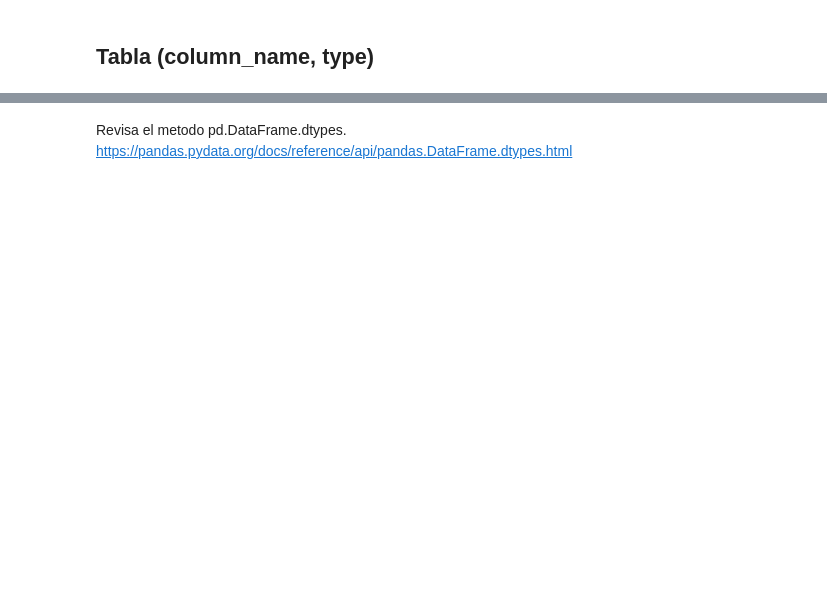
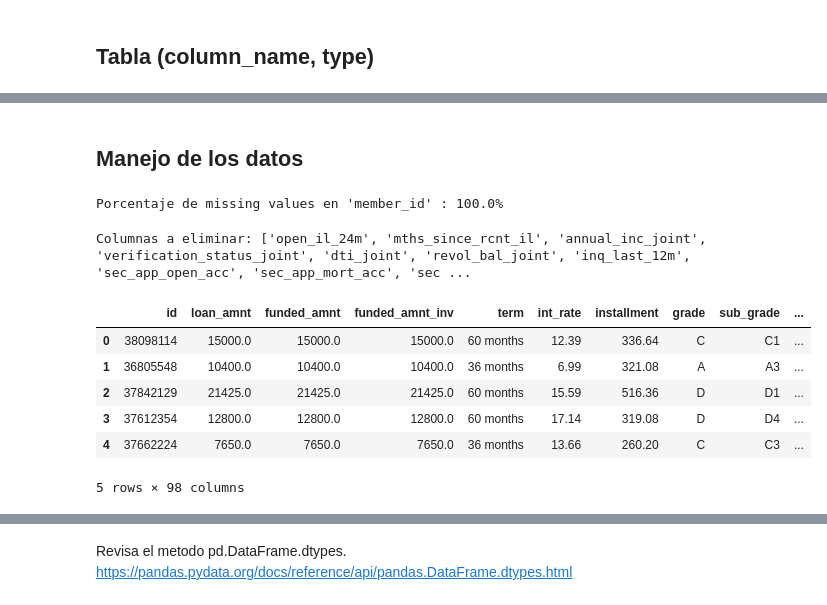
Before and after one commit to sonder-art/fdd_o24, a Jupyter notebook: tareas/207898/pandas/09_limpieza_pandas.ipynb, the cells around one changed output, grey strips where cells are left out. Saved outputs shown, nothing was run; the diff lists cells and outputs as text; code cells hidden in the pictures; blank space fills up the shorter version.

Commit message:
Update 09_limpieza_pandas notebook

```diff
--- a/tareas/207898/pandas/09_limpieza_pandas.ipynb
+++ b/tareas/207898/pandas/09_limpieza_pandas.ipynb
@@ -49,0 +46,4 @@ Documentacion: https://pandas.pydata.org/docs/reference/api/pandas.read_csv.html
+# %%
+loans = pd.read_csv('/home/braulioloz/Fdd_tareas_Braulio/tareas/207898/pandas/LoansData_sample.csv.gz')
+
+loans.head()
@@ -51,0 +135,52 @@ Documentacion: https://pandas.pydata.org/docs/reference/api/pandas.read_csv.html
+# %% [markdown]
+## Manejo de los datos
+# %%
+#Para unnamed:0, como es un id pero duplicado, podemos eliminarlo porque ya tenemos el indice.
+loans = loans.drop(columns =['Unnamed: 0'])
+# %%
+#Ahora vamos a convertir el id a un str para que no se use en operaciones matematicas
+loans['id'] = loans['id'].astype(str)
+# %%
+#Para member_id como todo parece ser NaN es mejor que la quitemos, pero tenemos que ver si muchos son NaN
+missing_member_id = loans['member_id'].isnull().mean() * 100
+print(f"Porcentaje de missing values en 'member_id' : {missing_member_id}% ")
+#Porcentaje de missing values en 'member_id' : 100.0%
+loans = loans.drop(columns=['member_id'])
+# %% [output]
+Porcentaje de missing values en 'member_id' : 100.0%
+# %%
+#Para de una vez, como hay muchas columnas que tienen NaN y N y asi, vamos a manejar los missing values
+#de la misma forma que con member_id
+missing_percent = loans.isnull().mean() * 100
+missing_percent = missing_percent[missing_percent > 0 ].sort_values (ascending= False)
+missing_percent
+
+
+#open_il_24m                  100.000
+#mths_since_rcnt_il           100.000
+#annual_inc_joint             100.000
+#verification_status_joint    100.000
+#dti_joint                    100.000
+#                              ...
+#bc_open_to_buy                 1.135
+#mths_since_recent_bc           1.049
+#last_pymnt_d                   0.067
+#revol_util                     0.056
+#last_credit_pull_d             0.017
+
+
+cols_to_drop = missing_percent[missing_percent > 90].index.tolist() #Uso el 90% de missing para ver las mas criticas
+print(f"Columnas a eliminar: {cols_to_drop}")
+
+loans = loans.drop(columns = cols_to_drop)
+
+loans.head()
+# %% [output]
+Columnas a eliminar: ['open_il_24m', 'mths_since_rcnt_il', 'annual_inc_joint', 'verification_status_joint', 'dti_joint', 'revol_bal_joint', 'inq_last_12m', 'sec_app_open_acc', 'sec_app_mort_acc', 'sec ...
+|  | id | loan_amnt | funded_amnt | funded_amnt_inv | term | int_rate | installment | grade | sub_grade | ... |
+| 0 | 38098114 | 15000.0 | 15000.0 | 15000.0 | 60 months | 12.39 | 336.64 | C | C1 | ... |
+| 1 | 36805548 | 10400.0 | 10400.0 | 10400.0 | 36 months | 6.99 | 321.08 | A | A3 | ... |
+| 2 | 37842129 | 21425.0 | 21425.0 | 21425.0 | 60 months | 15.59 | 516.36 | D | D1 | ... |
+| 3 | 37612354 | 12800.0 | 12800.0 | 12800.0 | 60 months | 17.14 | 319.08 | D | D4 | ... |
+| 4 | 37662224 | 7650.0 | 7650.0 | 7650.0 | 36 months | 13.66 | 260.20 | C | C3 | ... |
+5 rows × 98 columns
```
Also changed, not shown: parts of 74 cells of this notebook.
